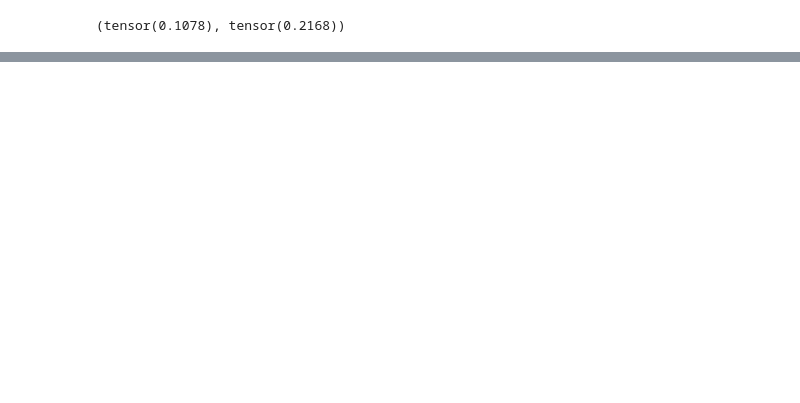
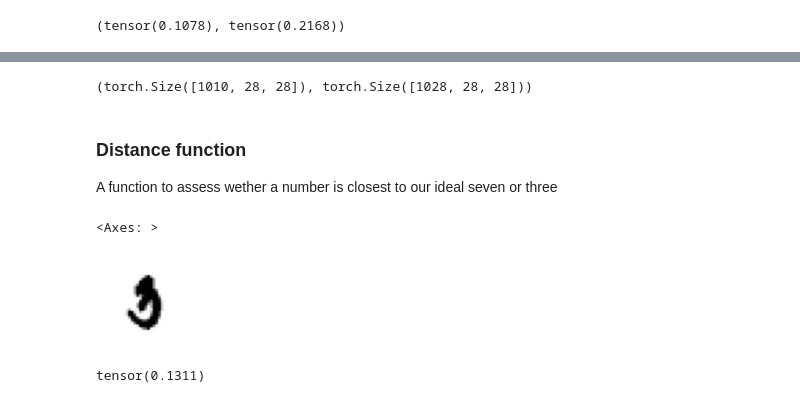
Before and after one commit to franciscorafart/learning-notes, a Jupyter notebook: deep-learning/notebooks/number-classifier.ipynb, the cells around one changed output, grey strips where cells are left out. Saved outputs shown, nothing was run; the diff lists cells and outputs as text; code cells hidden in the pictures; blank space fills up the shorter version.

Commit message:
Continue Number classifier and notes on PyTorch

```diff
--- a/deep-learning/notebooks/number-classifier.ipynb
+++ b/deep-learning/notebooks/number-classifier.ipynb
@@ -188,0 +199,26 @@ F.l1_loss(im7.float(), mean7), F.mse_loss(im7, mean7).sqrt()
+# %%
+validation_3_tensors = torch.stack([tensor(Image.open(o)) for o in (path/'valid'/'3').ls().sorted()]).float()/255
+validation_7_tensors = torch.stack([tensor(Image.open(o)) for o in (path/'valid'/'7').ls().sorted()]).float()/255
+validation_3_tensors.shape, validation_7_tensors.shape
+# %% [output]
+(torch.Size([1010, 28, 28]), torch.Size([1028, 28, 28]))
+# %% [markdown]
+### Distance function
+A function to assess wether a number is closest to our ideal seven or three
+# %%
+im3 = stacked_threes[200]
+show_image(im3)
+# %% [output]
+<Axes: >
+[figure, added]
+# %%
+def mnist_distance(a, b):
+    return (a-b).abs().mean((-1, -2))
+mnist_distance(im3, mean3)
+
+# mean(-1, -2) means that the mean is applied to the -1 and -2 axis of our tensor (last and one-before last), or where the vertical and horizontal data
+# of the images is stored.
+
+# For a list of tensors this will imply that the mean is not calculated for all images, but for each image separately.
+# %% [output]
+tensor(0.1311)
```
Also changed, not shown: parts of 13 cells of this notebook, 1 other file.
